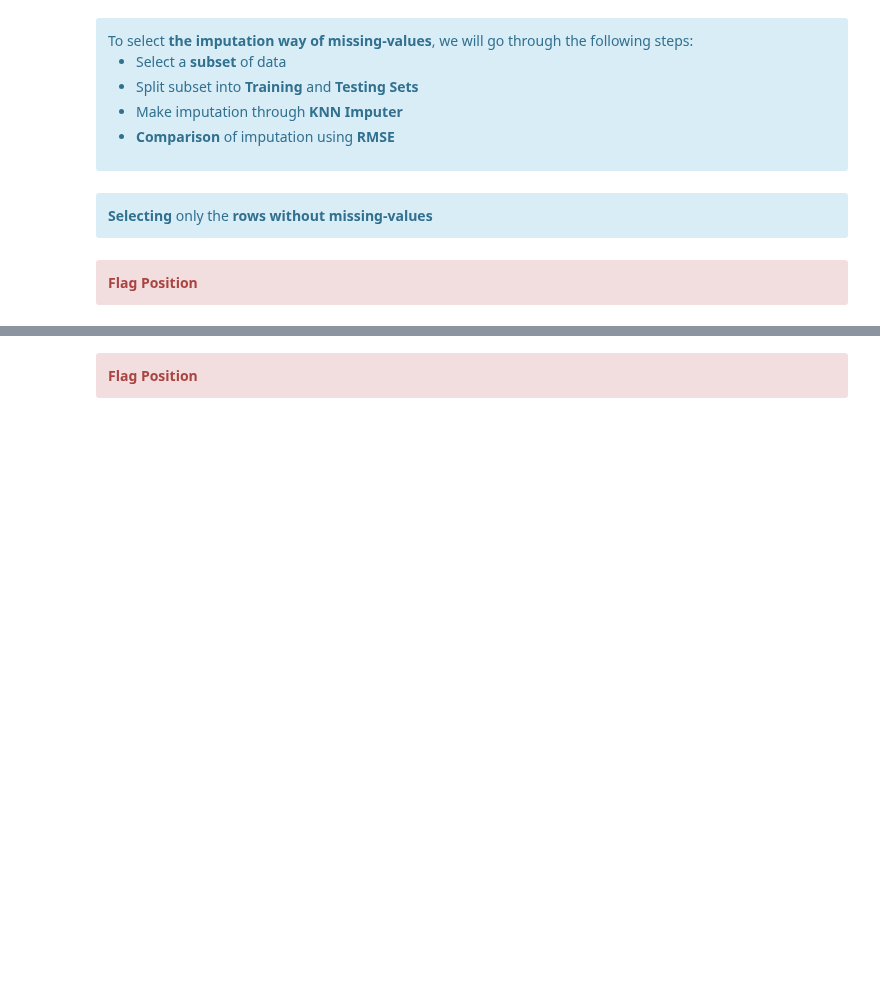
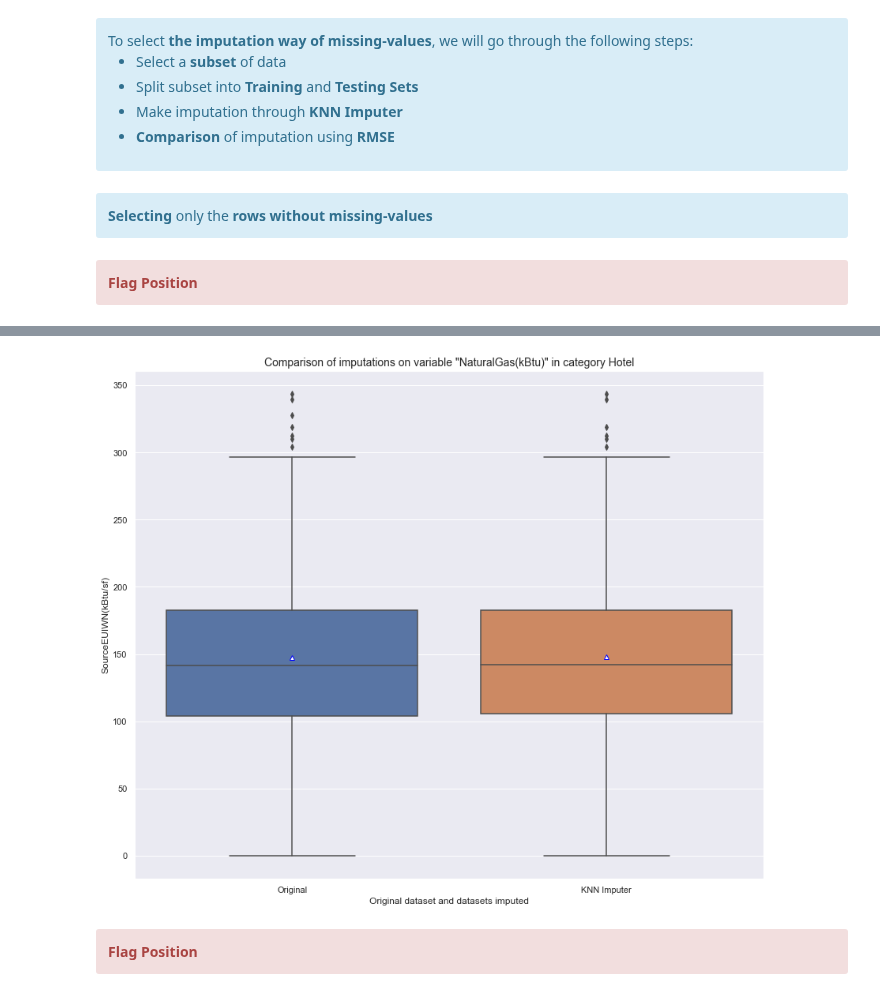
Before and after one commit to samirhinojosa/OC-P4-consumption-needs-of-buildings, a Jupyter notebook: cleaning_notebook.ipynb, the cells around one changed output, grey strips where cells are left out. Cells and saved outputs as stored; diff of their text form; code cells hidden in the pictures; blank space fills up the shorter version.

Commit message:
Treating missing values

```diff
--- a/cleaning_notebook.ipynb
+++ b/cleaning_notebook.ipynb
@@ -963,0 +1084,6 @@ df_subset = pd.DataFrame(df_subset[df_subset[list(set(df_subset._get_numeric_dat
+# %%
+data_out = data_out.join(df_subset[CATEGORICAL_FEATURES])
+# %%
+df_X_test.drop(columns=[col for col in df_X_test.columns if col not in LIST_OF_FEATURES_TREAT_NaN], inplace=True)
+# %%
+df_X_test = df_X_test.join(df_subset[CATEGORICAL_FEATURES])
@@ -964,3 +1099,19 @@ df_subset = pd.DataFrame(df_subset[df_subset[list(set(df_subset._get_numeric_dat
+# %%
+data_out["data"] = "Original"
+df_X_test["data"] = "KNN Imputer"
+df_comparision = pd.concat([data_out, df_X_test])
+df_comparision = df_comparision[df_comparision["PrimaryPropertyType"] == "Small- and Mid-Sized Office"].copy()
+# %%
+plt.figure(figsize=[12,10])
+sns.boxplot(x=df_comparision["data"], y=df_comparision["SourceEUIWN(kBtu/sf)"], showmeans=True,
+            meanprops={"markerfacecolor":"white", "markeredgecolor":"blue"})
+plt.title("Comparison of imputations on variable \"NaturalGas(kBtu)\" in category Hotel", size=14)
+plt.xlabel("Original dataset and datasets imputed", size=12)
+plt.tight_layout()
+plt.savefig("img/Comparison-of-imputations.png")
+plt.show()
+# %% [output]
+[figure, added]
 # %% [markdown]
 <div class="alert alert-block alert-danger">
     <b>Flag Position</b>
```
Also changed, not shown: parts of 37 cells of this notebook, 1 other file.
